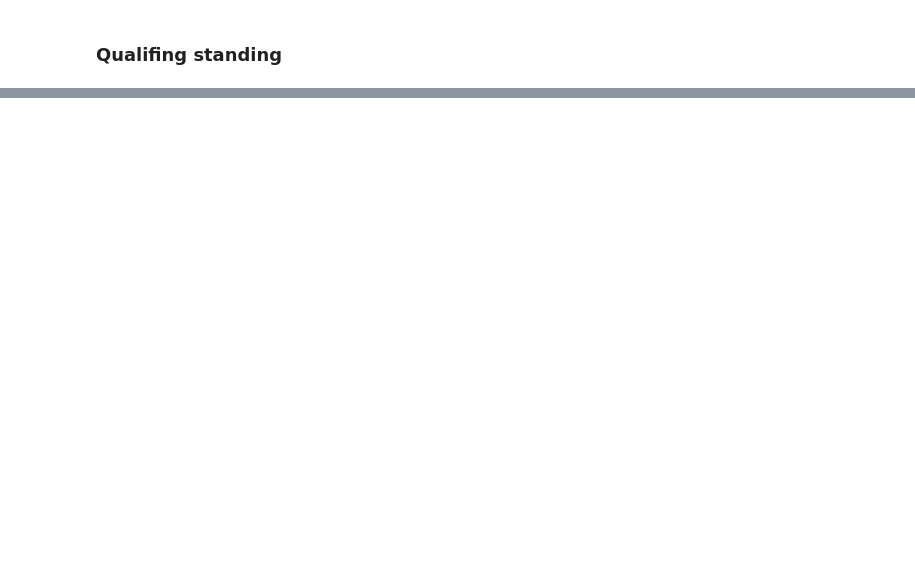
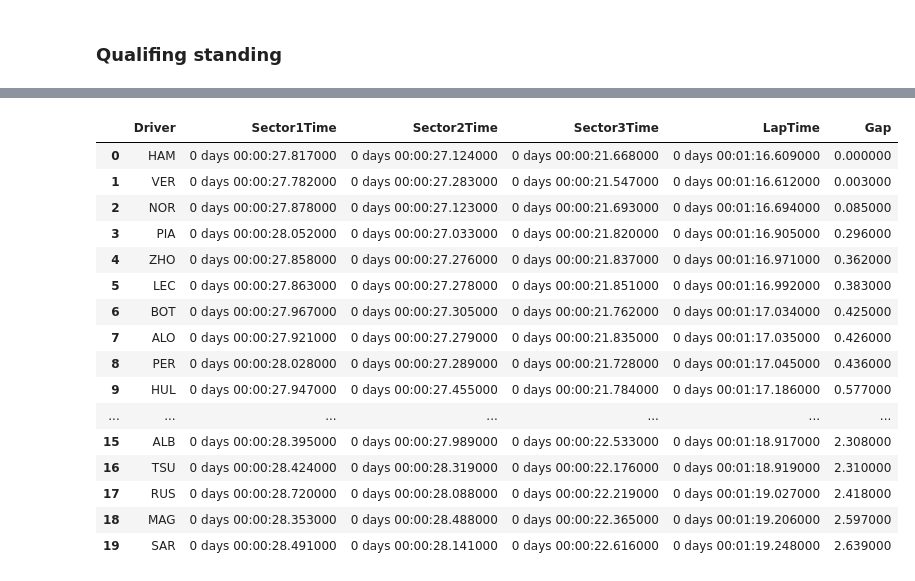
Before and after one commit to RACIM01/F1_Data_Analysing_RCM, a Jupyter notebook: Qualifing.ipynb, the cells around one changed output, grey strips where cells are left out. Cells and saved outputs as stored; diff of their text form; code cells hidden in the pictures; blank space fills up the shorter version.

```diff
--- a/Qualifing.ipynb
+++ b/Qualifing.ipynb
@@ -245,2 +255,21 @@ plt.show()
 # %% [markdown]
 ### Qualifing standing
+# %%
+team_color = []
+# get data frame structure and delete the tuple
+fastest_lap = pd.DataFrame(laps.pick_driver(1).pick_fastest()).T.reset_index(drop=True)
+fastest_lap = fastest_lap.drop(0)
+
+# add fastest lap of every driver to df created before fastest_lap
+for i in drivers:
+    fastlap = pd.DataFrame(laps.pick_driver(i).pick_fastest()).T.reset_index(drop=True)
+    if (fastlap.isnull().all(axis=1).all()== False):
+        fastest_lap = pd.concat([fastest_lap,fastlap ], ignore_index=True)
+        team_color.append(fastf1.plotting.team_color(session.get_driver(i)["TeamName"]))
+fastest_lap["LapTimeS"].fillna(0, inplace=True)
+fastest_lap["TeamColor"] = team_color
+# %%
+fastest_lap = fastest_lap.sort_values(by='LapTimeS').reset_index(drop=True)
+# %%
+# calculate gap to P1
+fastest_lap["Gap"] = fastest_lap["LapTimeS"]-fastest_lap["LapTimeS"].min()
@@ -246,0 +309,36 @@ plt.show()
+# %%
+table_results = fastest_lap[["Driver","Sector1Time","Sector2Time","Sector3Time","LapTime","Gap"]]
+# %%
+def highlight_min(s):
+    is_min = s == s.min()
+    return ['color: purple' if v else '' for v in is_min]
+
+# Apply the styling using apply()
+styled_df = table_results.style.apply(highlight_min, subset=['Sector1Time','Sector2Time','Sector3Time','LapTime'])
+# Define the CSS styling for the header
+header_styles = [
+    {'selector': 'th',
+     'props': [('background-color', 'purple'), ('color', 'white')]}
+]
+
+# Apply the header styling using set_table_styles()
+# styled_df = table_results.style.set_table_styles(header_styles)
+styled_df
+# %% [output]
+|  | Driver | Sector1Time | Sector2Time | Sector3Time | LapTime | Gap |
+| 0 | HAM | 0 days 00:00:27.817000 | 0 days 00:00:27.124000 | 0 days 00:00:21.668000 | 0 days 00:01:16.609000 | 0.000000 |
+| 1 | VER | 0 days 00:00:27.782000 | 0 days 00:00:27.283000 | 0 days 00:00:21.547000 | 0 days 00:01:16.612000 | 0.003000 |
+| 2 | NOR | 0 days 00:00:27.878000 | 0 days 00:00:27.123000 | 0 days 00:00:21.693000 | 0 days 00:01:16.694000 | 0.085000 |
+| 3 | PIA | 0 days 00:00:28.052000 | 0 days 00:00:27.033000 | 0 days 00:00:21.820000 | 0 days 00:01:16.905000 | 0.296000 |
+| 4 | ZHO | 0 days 00:00:27.858000 | 0 days 00:00:27.276000 | 0 days 00:00:21.837000 | 0 days 00:01:16.971000 | 0.362000 |
+| 5 | LEC | 0 days 00:00:27.863000 | 0 days 00:00:27.278000 | 0 days 00:00:21.851000 | 0 days 00:01:16.992000 | 0.383000 |
+| 6 | BOT | 0 days 00:00:27.967000 | 0 days 00:00:27.305000 | 0 days 00:00:21.762000 | 0 days 00:01:17.034000 | 0.425000 |
+| 7 | ALO | 0 days 00:00:27.921000 | 0 days 00:00:27.279000 | 0 days 00:00:21.835000 | 0 days 00:01:17.035000 | 0.426000 |
+| 8 | PER | 0 days 00:00:28.028000 | 0 days 00:00:27.289000 | 0 days 00:00:21.728000 | 0 days 00:01:17.045000 | 0.436000 |
+| 9 | HUL | 0 days 00:00:27.947000 | 0 days 00:00:27.455000 | 0 days 00:00:21.784000 | 0 days 00:01:17.186000 | 0.577000 |
+| ... | ... | ... | ... | ... | ... | ... |
+| 15 | ALB | 0 days 00:00:28.395000 | 0 days 00:00:27.989000 | 0 days 00:00:22.533000 | 0 days 00:01:18.917000 | 2.308000 |
+| 16 | TSU | 0 days 00:00:28.424000 | 0 days 00:00:28.319000 | 0 days 00:00:22.176000 | 0 days 00:01:18.919000 | 2.310000 |
+| 17 | RUS | 0 days 00:00:28.720000 | 0 days 00:00:28.088000 | 0 days 00:00:22.219000 | 0 days 00:01:19.027000 | 2.418000 |
+| 18 | MAG | 0 days 00:00:28.353000 | 0 days 00:00:28.488000 | 0 days 00:00:22.365000 | 0 days 00:01:19.206000 | 2.597000 |
+| 19 | SAR | 0 days 00:00:28.491000 | 0 days 00:00:28.141000 | 0 days 00:00:22.616000 | 0 days 00:01:19.248000 | 2.639000 |
```
Also changed, not shown: parts of 7 cells of this notebook, 2 other files.
